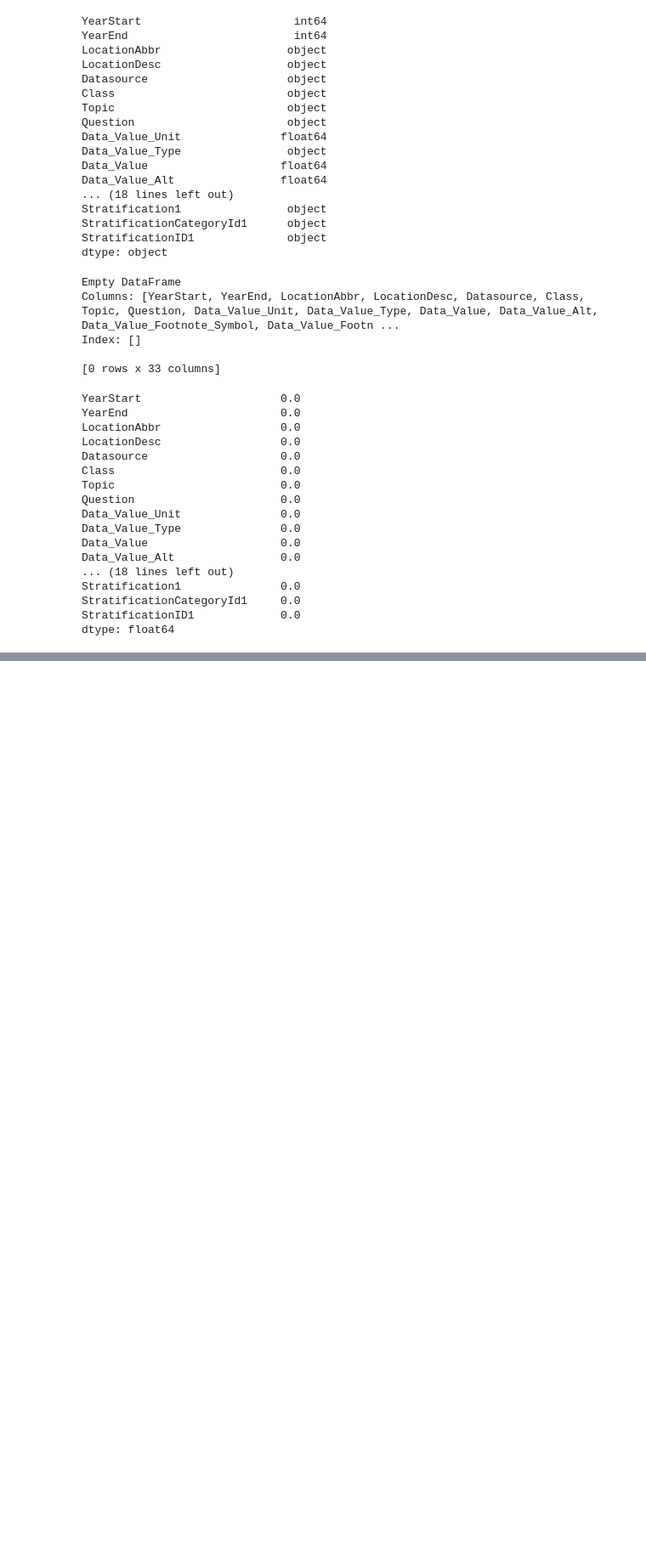
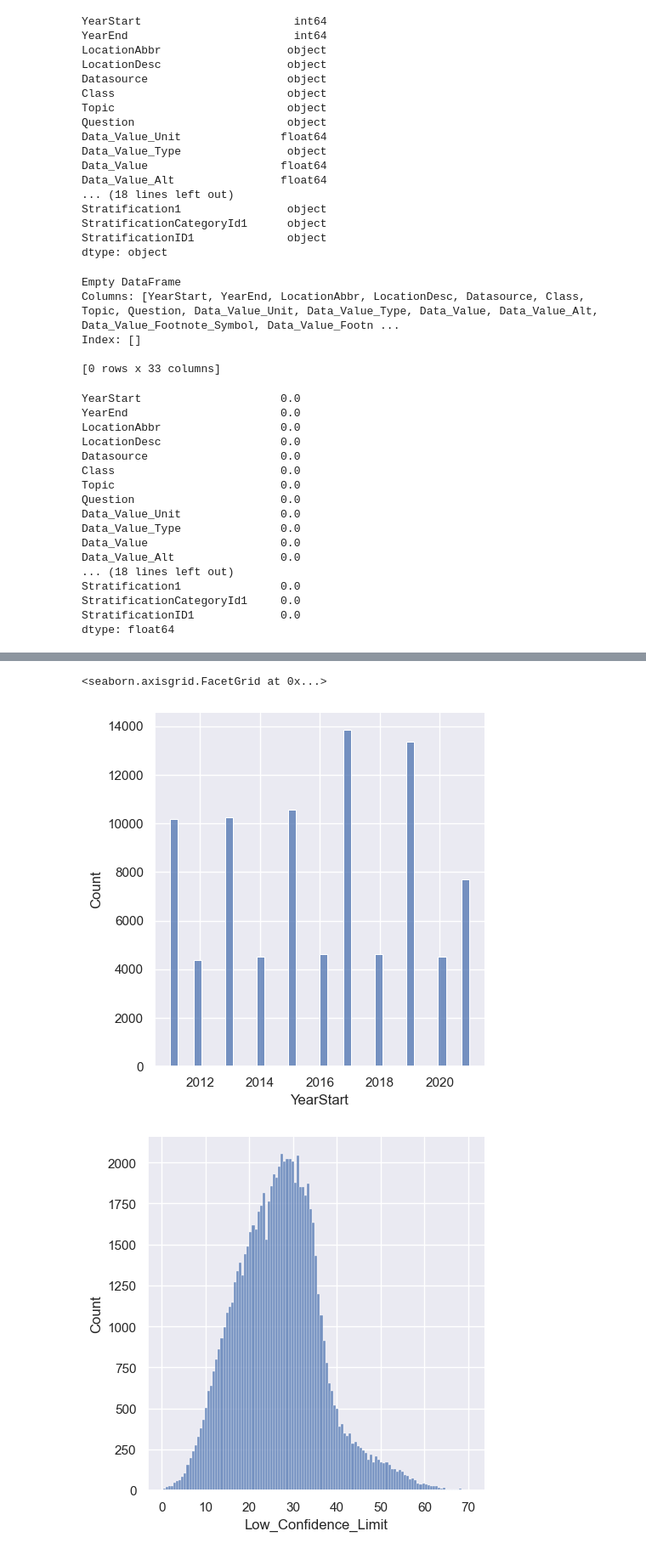
Before and after one commit to webstarO/Week-8, a Jupyter notebook: CSV_docs/Nutrition data.ipynb, the cells around one changed output, grey strips where cells are left out. Shown: that part at 85% size. Cells and saved outputs as stored; diff of their text form; code cells hidden in the pictures; blank space fills up the shorter version.

```diff
--- a/CSV_docs/Nutrition data.ipynb
+++ b/CSV_docs/Nutrition data.ipynb
@@ -49,7 +14,7 @@ Note: you may need to restart the kernel to use updated packages.
 'CSV_docs/'
 # %%
 #create your dataframe
-df = pd.read_csv("CSV_docs/Nutrition__Physical_Activity__and_Obesity.csv")
+df = pd.read_csv("Nutrition__Physical_Activity__and_Obesity.csv")
 # %%
 #describe the data
 df.head
@@ -126,0 +133,2 @@ dtype: float64
+# %%
+df2 = df.drop(['YearEnd', 'Data_Value_Unit', 'Data_Value_Type', 'Data_Value_Footnote_Symbol'], axis=1)
@@ -126,0 +171,15 @@ dtype: float64
+# %%
+import statsmodels.api as sm
+import matplotlib.pyplot as plt
+import seaborn as sns
+from numpy import random
+from sklearn.linear_model import LinearRegression
+from sklearn.preprocessing import StandardScaler
+from sklearn.feature_selection import f_regression
+from sklearn.model_selection import train_test_split
+from statsmodels.stats.outliers_influence import variance_inflation_factor
+
+sns.set()
+# %%
+df2.reset_index(drop=True, inplace=True)
+df2.head()
@@ -126,0 +194,7 @@ dtype: float64
+# %%
+sns.displot(df2['YearStart'])
+sns.displot(df2['Low_Confidence_Limit'])
+# %% [output]
+<seaborn.axisgrid.FacetGrid at 0x...>
+[figure, added]
+[figure, added]
```
Also changed, not shown: parts of 8 cells of this notebook.
